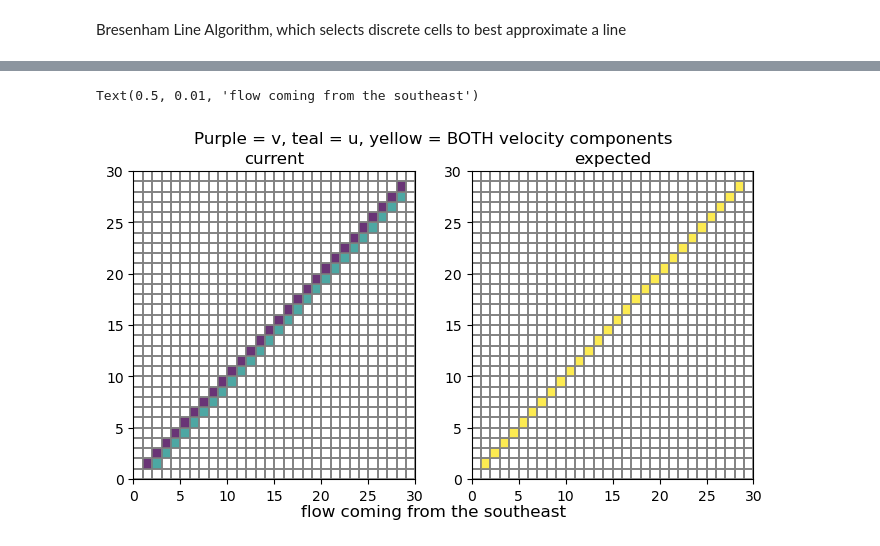
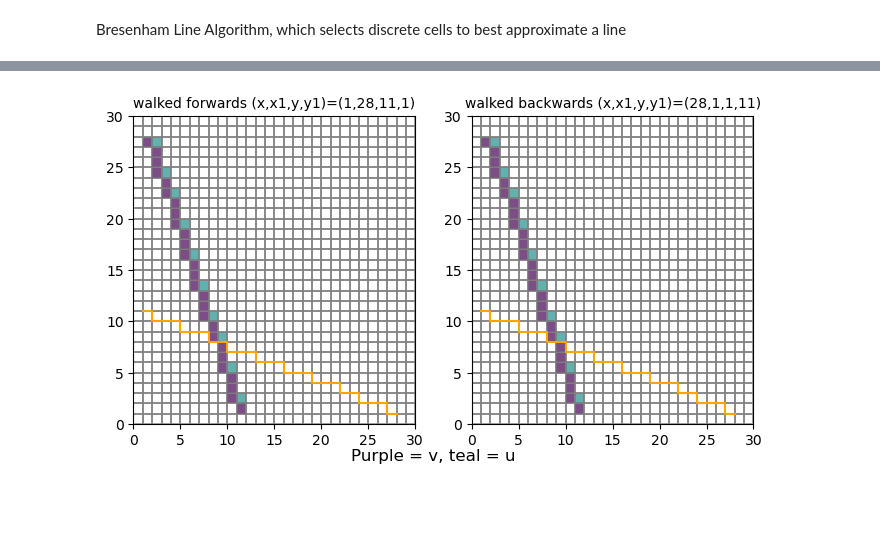
Before and after one commit to gekirkpatrick/NEMO-Analysis-Base-Scripts, a Jupyter notebook: sectest.ipynb, the cells around one changed output, grey strips where cells are left out. Drawn from its saved outputs; the diff is of its cells as text; code cells hidden in the pictures; blank space fills up the shorter version.

```diff
--- a/sectest.ipynb
+++ b/sectest.ipynb
@@ -119,23 +88,21 @@ def t_exp(ii,jj):
     for n in range(0,len(ii)-1):
         i1, i2, j1, j2 = int(ii[n]), int(ii[n+1]), int(jj[n]), int(jj[n+1])
 
-
         if j1 == j2: # G: if the movement to the next cell is purely horizontal
-            mask[j1,i1] +=1 # choose v at this point
+            mask[i1,j1] +=1 # choose v at this point
 
         elif i1 == i2: # G: otherwise (if movement to next cell is purely vertical) choose u at this point
-            mask[j1-1, i1] +=2 # j1 - 1 for northeast flow
+            mask[i1,j1] +=2 # j1 - 1 for northeast flow
     return mask
-# %%
-ii, jj = section_calculation(0, 29,11, 1)
 # %%
-mask_t = t_test(ii,jj)
-mask_exp = t_exp(ii,jj)
+def sec_test_plot(ii, jj, iia, jja):
+    mask = t_exp(ii,jj)
 
-fig, axes = plt.subplots(1,2, figsize=(8,4))
-axes[0].pcolormesh(np.where(mask_t!=0, mask_t, np.nan), vmin = 1, vmax = 3, alpha=.8, edgecolor='grey',linewidth=.003)
-axes[1].pcolormesh(np.where(mask_exp!=0, mask_exp, np.nan), vmin = 1, vmax = 3, alpha=.8, edgecolor = 'grey', linewidth=.003)
-axes[0].set_title('current')
-axes[1].set_title('expected')
-fig.suptitle('Purple = v, teal = u, yellow = BOTH velocity components')
-fig.supxlabel('flow coming from the northeast')
+    fig, axes = plt.subplots(1,2, figsize=(8,4))
+    axes[0].pcolormesh(np.where(mask!=0, mask, np.nan), vmin = 1, vmax = 3, alpha=.7, edgecolors = 'grey',linewidth=.003)
+    axes[0].plot(ii, jj, color = 'orange')
+    axes[1].pcolormesh(np.where(mask!=0, mask, np.nan), vmin = 1, vmax = 3, alpha=.7, edgecolors = 'grey', linewidth=.003)
+    axes[1].plot(iia, jja, color = 'orange')
+    axes[0].set_title('walked forwards (x,x1,y,y1)=(' + str(ii[0]) + ',' + str(ii[-1]) + ',' +str(jj[0]) +',' + str(jj[-1]) + ')', fontsize= 10)
+    axes[1].set_title('walked backwards (x,x1,y,y1)=(' + str(iia[0]) + ',' + str(iia[-1]) + ',' +str(jja[0]) +',' + str(jja[-1]) + ')', fontsize=10)
+    fig.supxlabel('Purple = v, teal = u')
@@ -161,14 +109,15 @@ Text(0.5, 0.01, 'flow coming from the northwest')
-# %%
-mask_t = t_test(ii,jj)
-mask_exp = t_exp(ii,jj)
-
-fig, axes = plt.subplots(1,2, figsize=(8,4))
-axes[0].pcolormesh(np.where(mask_t!=0, mask_t, np.nan), vmin = 1, vmax = 3, alpha=.8, edgecolor='grey',linewidth=.003)
-axes[1].pcolormesh(np.where(mask_exp!=0, mask_exp, np.nan), vmin = 1, vmax = 3, alpha=.8, edgecolor = 'grey', linewidth=.003)
-axes[0].set_title('current')
-axes[1].set_title('expected')
-fig.suptitle('Purple = v, teal = u, yellow = BOTH velocity components')
-fig.supxlabel('flow coming from the southeast')
-# %% [output]
-Text(0.5, 0.01, 'flow coming from the southeast')
-[figure, removed]
+# %%
+ii, jj, iib, jjb = section_calculation(28,2,2,28) # nw - se slope -1
+ii1, jj1, ii1b, jj1b = section_calculation(1, 29,11, 1) # nw - se slope > -1
+ii2, jj2, ii2b, jj2b = section_calculation(1, 18,28, 1) # nw - se slope < -1
+
+ii3, jj3, ii3b, jj3b = section_calculation(1, 29,1, 29) #sw - ne slope 1
+ii4, jj4, ii4b, jj4b = section_calculation(1,25,2, 14) #sw - ne slope < 1
+ii5, jj5, ii5b, jj5b = section_calculation(1,14,2, 25) #sw - ne slope > 1
+
+ii6, jj6, ii6b, jj6b = section_calculation(15,15,2,28) #horizontal
+ii7, jj7, ii7b, jj7b = section_calculation(2,28,15,15) #vertical
+# %%
+sec_test_plot(ii1, jj1, ii1b, jj1b)
+# %% [output]
+[figure, added]
```
Also changed, not shown: parts of 9 cells of this notebook, 2 other files.
